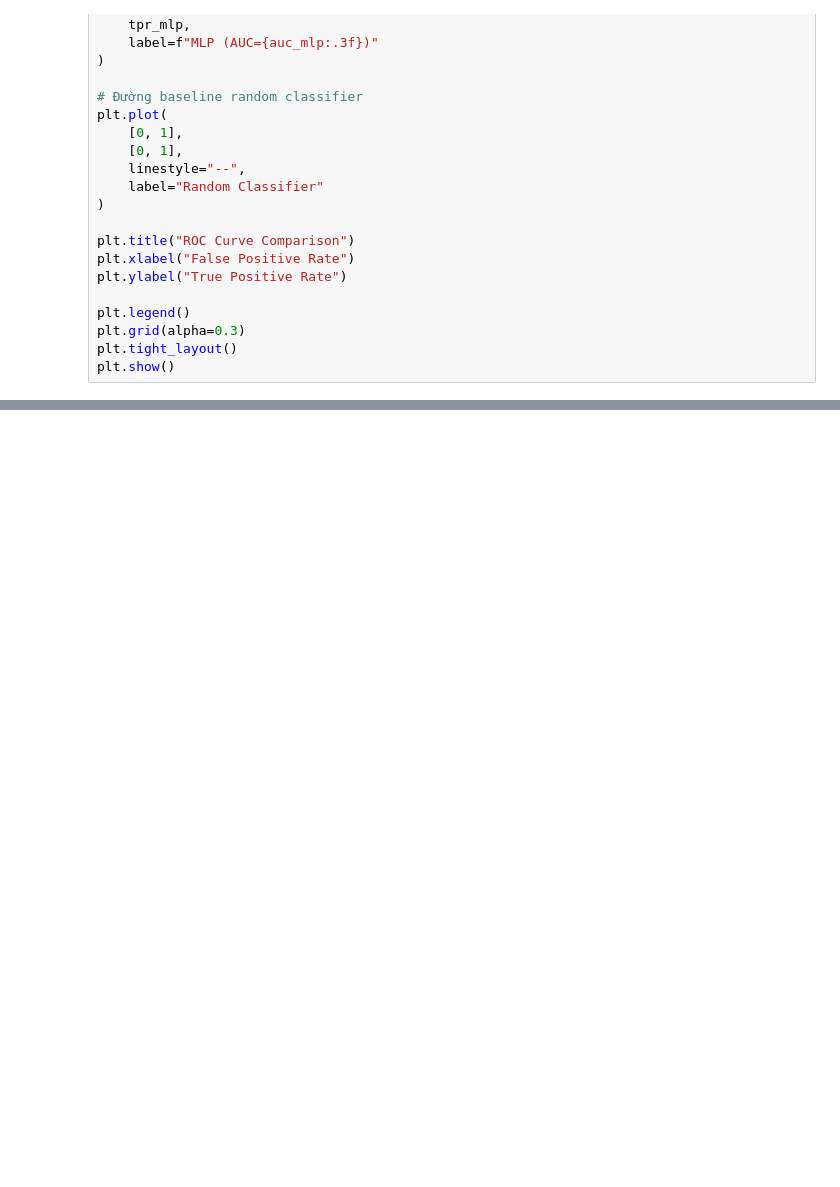
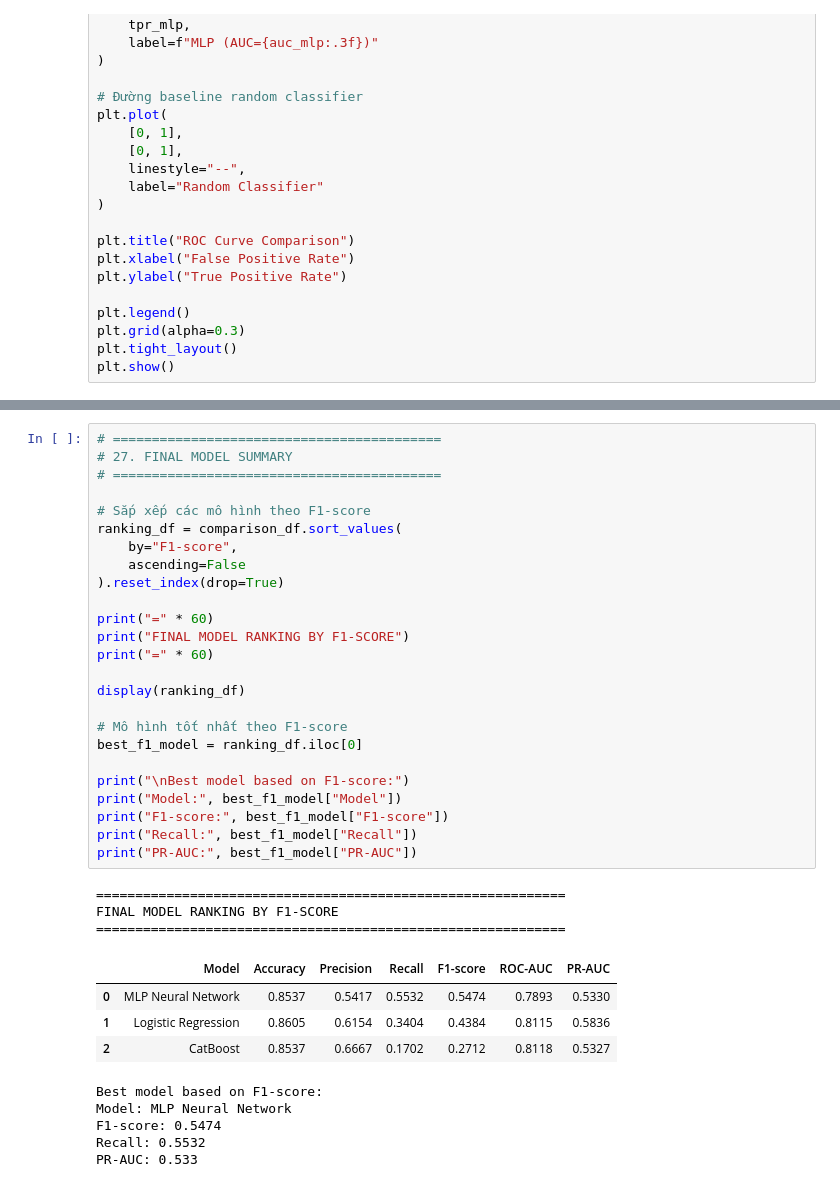
Before and after one commit to thanhneee5813/project1, a Jupyter notebook: notebooks/06_model_evaluation.ipynb, the cells around one changed output, grey strips where cells are left out. Drawn from its saved outputs; the diff is of its cells as text; blank space fills up the shorter version.

```diff
--- a/notebooks/06_model_evaluation.ipynb
+++ b/notebooks/06_model_evaluation.ipynb
@@ -592,0 +661,38 @@ plt.show()
+# %%
+# ==========================================
+# 27. FINAL MODEL SUMMARY
+# ==========================================
+
+# Sắp xếp các mô hình theo F1-score
+ranking_df = comparison_df.sort_values(
+    by="F1-score",
+    ascending=False
+).reset_index(drop=True)
+
+print("=" * 60)
+print("FINAL MODEL RANKING BY F1-SCORE")
+print("=" * 60)
+
+display(ranking_df)
+
+# Mô hình tốt nhất theo F1-score
+best_f1_model = ranking_df.iloc[0]
+
+print("\nBest model based on F1-score:")
+print("Model:", best_f1_model["Model"])
+print("F1-score:", best_f1_model["F1-score"])
+print("Recall:", best_f1_model["Recall"])
+print("PR-AUC:", best_f1_model["PR-AUC"])
+# %% [output]
+============================================================
+FINAL MODEL RANKING BY F1-SCORE
+============================================================
+|  | Model | Accuracy | Precision | Recall | F1-score | ROC-AUC | PR-AUC |
+| 0 | MLP Neural Network | 0.8537 | 0.5417 | 0.5532 | 0.5474 | 0.7893 | 0.5330 |
+| 1 | Logistic Regression | 0.8605 | 0.6154 | 0.3404 | 0.4384 | 0.8115 | 0.5836 |
+| 2 | CatBoost | 0.8537 | 0.6667 | 0.1702 | 0.2712 | 0.8118 | 0.5327 |
+Best model based on F1-score:
+Model: MLP Neural Network
+F1-score: 0.5474
+Recall: 0.5532
+PR-AUC: 0.533
```
Also changed, not shown: parts of 4 cells of this notebook, 3 other files.
